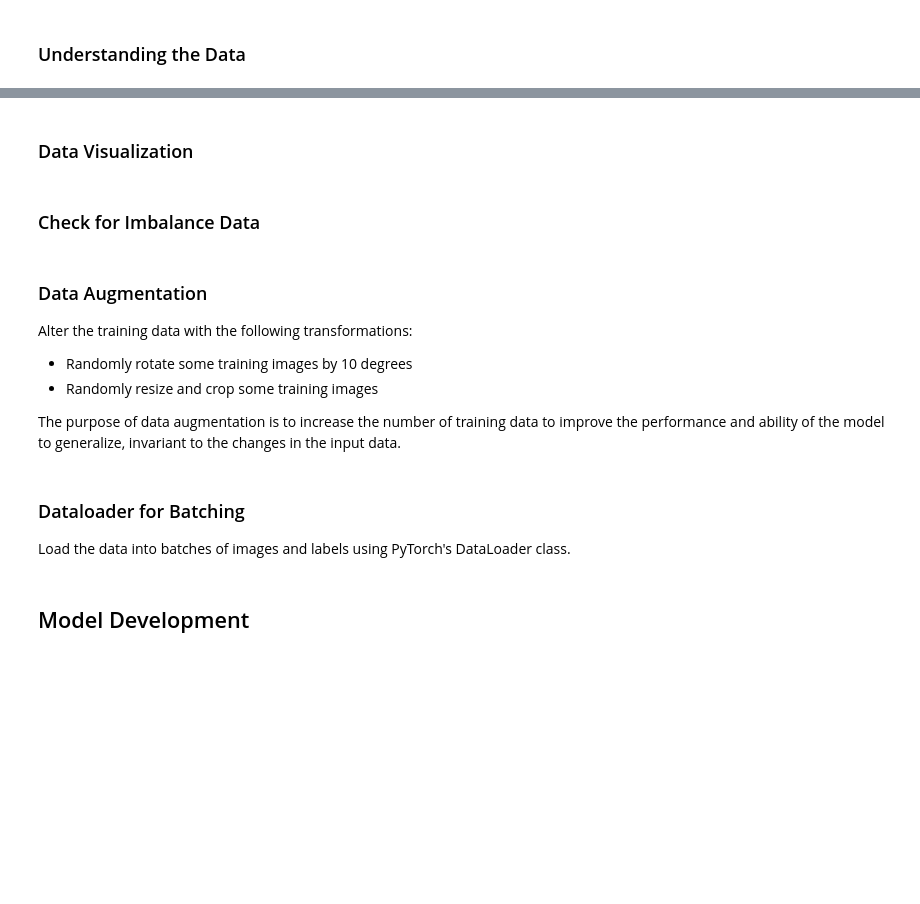
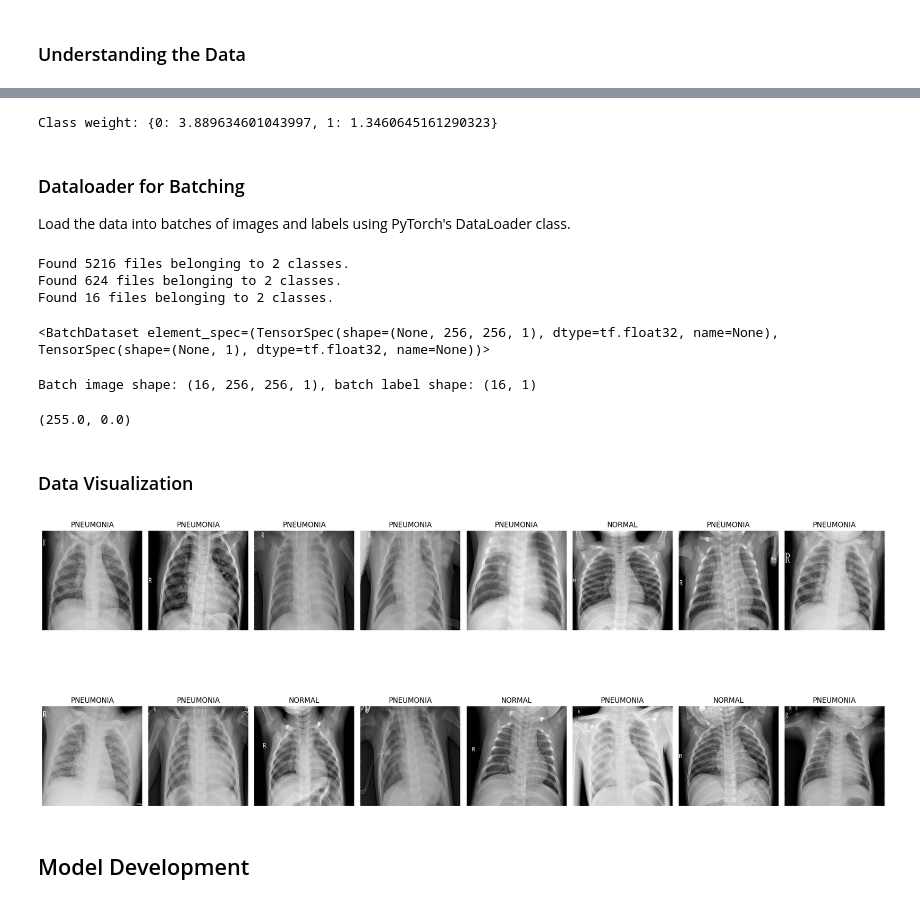
Before and after one commit to zhulinchng/PneumoniaDetection, a Jupyter notebook: main.ipynb, the cells around one changed output, grey strips where cells are left out. Saved outputs shown, nothing was run; the diff lists cells and outputs as text; code cells hidden in the pictures; blank space fills up the shorter version.

```diff
--- a/main.ipynb
+++ b/main.ipynb
@@ -73,2 +88,10 @@ Data folder already exists
+# %%
+# Set data directory
+train_dir = 'data/train'
+test_dir = 'data/test'
+val_dir = 'data/val'
+
+# labels
+labels = ['NORMAL', 'PNEUMONIA']
 # %% [markdown]
 ### Understanding the Data
@@ -75,17 +183,53 @@ Data folder already exists
+# %%
+normal_weight = 1/train_ratio['NORMAL']
+pneumonia_weight = 1/train_ratio['PNEUMONIA']
+class_weight = {0: normal_weight, 1: pneumonia_weight}
+print(f'Class weight: {class_weight}')
+# %% [output]
+Class weight: {0: 3.889634601043997, 1: 1.3460645161290323}
+# %% [markdown]
+### Dataloader for Batching
+Load the data into batches of images and labels using PyTorch's DataLoader class.
+# %%
+dataloader_params = {'labels': 'inferred',
+                     'label_mode': 'binary',
+                     'class_names': labels,
+                     'color_mode': 'grayscale',
+                     'batch_size': 16,
+                     'image_size': (256, 256)
+                     }
+train_data = tf.keras.utils.image_dataset_from_directory(train_dir, shuffle=True, **dataloader_params)
+test_data = tf.keras.utils.image_dataset_from_directory(test_dir, shuffle=True, **dataloader_params)
+val_data = tf.keras.utils.image_dataset_from_directory(val_dir, shuffle=True, **dataloader_params)
+# %% [output]
+Found 5216 files belonging to 2 classes.
+Found 624 files belonging to 2 classes.
+Found 16 files belonging to 2 classes.
+# %%
+train_data
+# %% [output]
+<BatchDataset element_spec=(TensorSpec(shape=(None, 256, 256, 1), dtype=tf.float32, name=None), TensorSpec(shape=(None, 1), dtype=tf.float32, name=None))>
+# %%
+batch_img, batch_label = next(train_data.as_numpy_iterator())
+print(f'Batch image shape: {batch_img.shape}, batch label shape: {batch_label.shape}')
+batch_img.max(), batch_img.min()
+# %% [output]
+Batch image shape: (16, 256, 256, 1), batch label shape: (16, 1)
+(255.0, 0.0)
 # %% [markdown]
 ### Data Visualization
-# %% [markdown]
-### Check for Imbalance Data
-# %% [markdown]
-### Data Augmentation
-Alter the training data with the following transformations:
-- Randomly rotate some training images by 10 degrees
-- Randomly resize and crop some training images
-
-The purpose of data augmentation is to increase the number of training data to improve the performance and ability of the model to generalize, invariant to the changes in the input data.
-# %% [markdown]
-### Dataloader for Batching
-Load the data into batches of images and labels using PyTorch's DataLoader class.
+# %%
+# Visualize batch
+row, col = 2, 8
+fig, axes = plt.subplots(row, col, figsize=(20, 10))
+axes = axes.flatten()
+for img, label, ax in zip(batch_img, batch_label, axes):
+    ax.imshow(img[:,:,0], cmap='gray')
+    ax.set_title(labels[int(label)])
+    ax.axis('off')
+plt.tight_layout()
+# %% [output]
+[figure, added]
 # %% [markdown]
 ## Model Development
 # %% [markdown]
```
Also changed, not shown: parts of 16 cells of this notebook.
